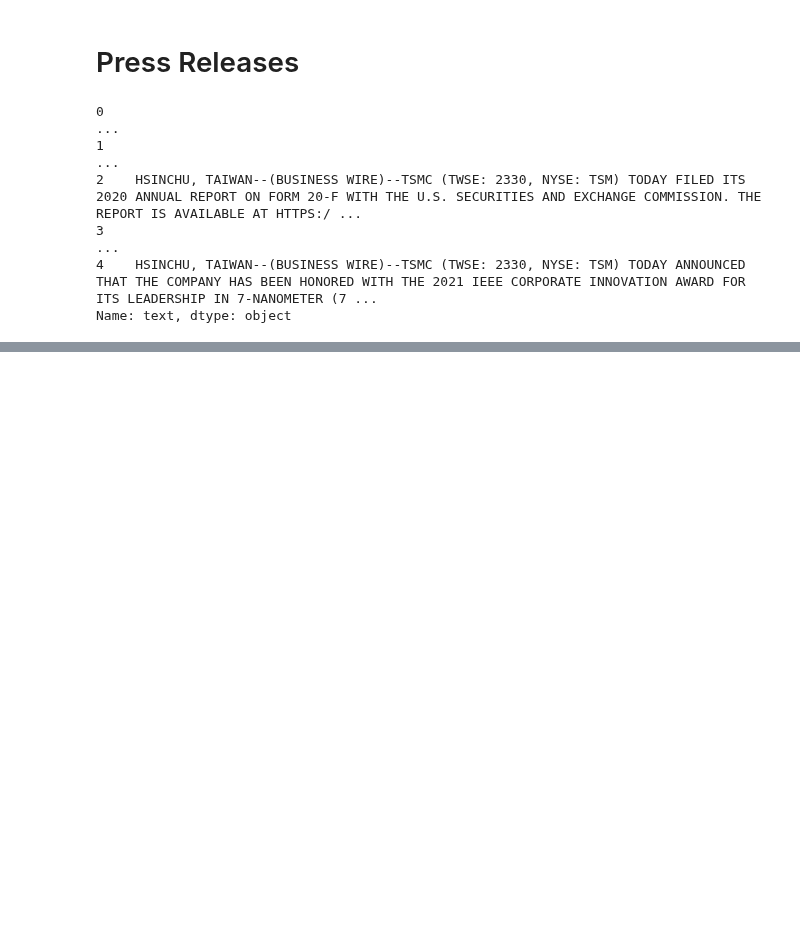
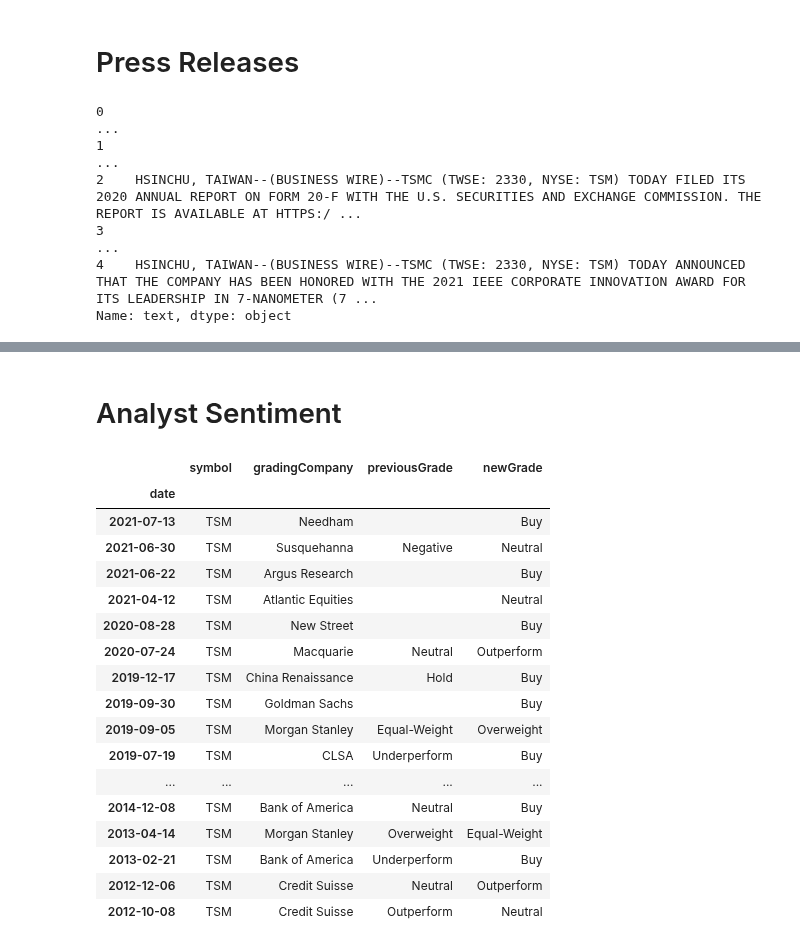
Before and after one commit to dbogatic/value_investing, a Jupyter notebook: company_sentiment.ipynb, the cells around one changed output, grey strips where cells are left out. Cells and saved outputs as stored; diff of their text form; code cells hidden in the pictures; blank space fills up the shorter version.

Commit message:
analyst sentiment and estimates

```diff
--- a/company_sentiment.ipynb
+++ b/company_sentiment.ipynb
@@ -111,0 +138,29 @@ Name: text, dtype: object
+# %% [markdown]
+# Analyst Sentiment
+# %%
+# Grades given to companies by hedge funds, investment firms and analysts. It includes both the previous and new grade.
+url = f'https://financialmodelingprep.com/api/v3/grade/{company}?limit=500&apikey={FMP_API_KEY}'
+analyst_sentiment = requests.get(url).json()
+analyst_sentiment = pd.DataFrame(analyst_sentiment)
+analyst_sentiment['date'] = pd.to_datetime(analyst_sentiment['date'])
+analyst_sentiment = analyst_sentiment.set_index('date')
+analyst_sentiment
+# %% [output]
+|  | symbol | gradingCompany | previousGrade | newGrade |
+| date |  |  |  |  |
+| 2021-07-13 | TSM | Needham |  | Buy |
+| 2021-06-30 | TSM | Susquehanna | Negative | Neutral |
+| 2021-06-22 | TSM | Argus Research |  | Buy |
+| 2021-04-12 | TSM | Atlantic Equities |  | Neutral |
+| 2020-08-28 | TSM | New Street |  | Buy |
+| 2020-07-24 | TSM | Macquarie | Neutral | Outperform |
+| 2019-12-17 | TSM | China Renaissance | Hold | Buy |
+| 2019-09-30 | TSM | Goldman Sachs |  | Buy |
+| 2019-09-05 | TSM | Morgan Stanley | Equal-Weight | Overweight |
+| 2019-07-19 | TSM | CLSA | Underperform | Buy |
+| ... | ... | ... | ... | ... |
+| 2014-12-08 | TSM | Bank of America | Neutral | Buy |
+| 2013-04-14 | TSM | Morgan Stanley | Overweight | Equal-Weight |
+| 2013-02-21 | TSM | Bank of America | Underperform | Buy |
+| 2012-12-06 | TSM | Credit Suisse | Neutral | Outperform |
+| 2012-10-08 | TSM | Credit Suisse | Outperform | Neutral |
```
Also changed, not shown: parts of 14 cells of this notebook.
